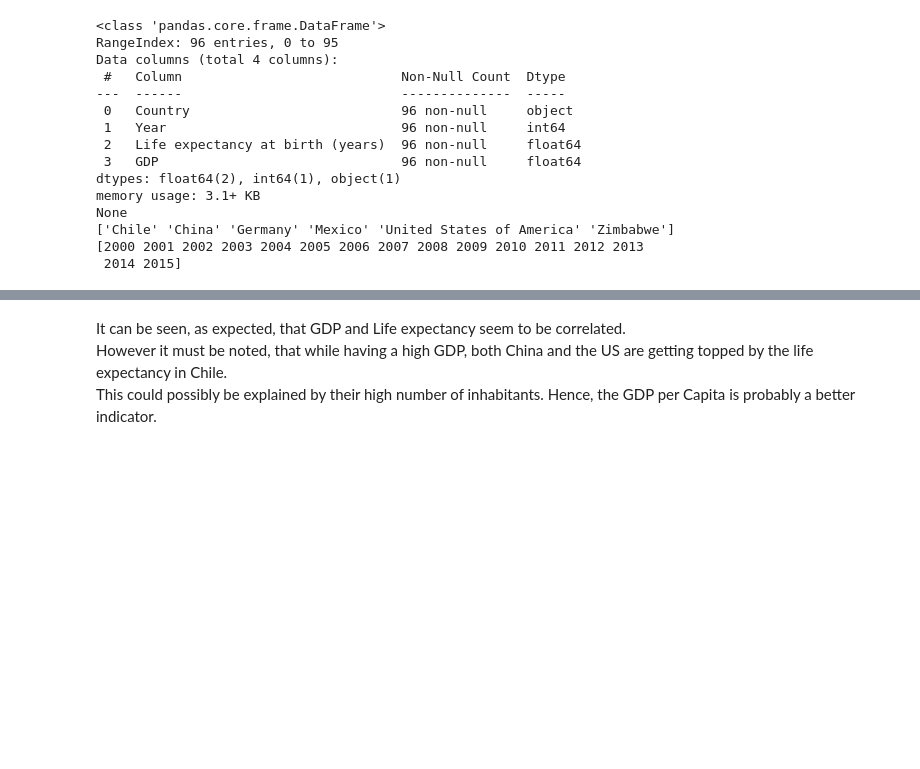
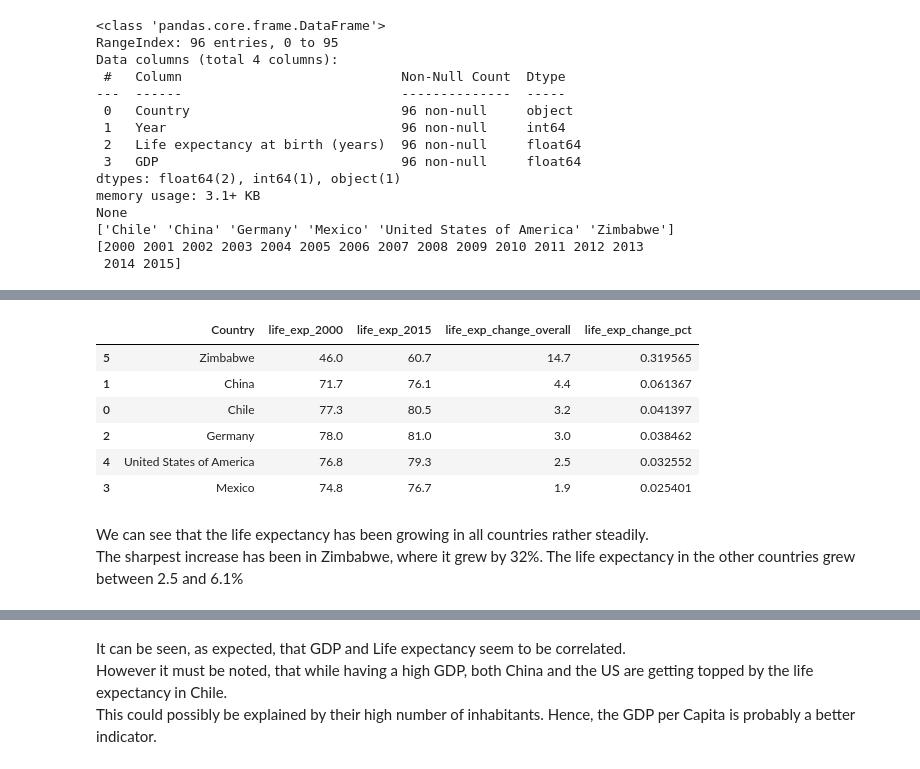
Before and after one commit to Alyoshi/Life-Expectancy-and-GDP-Starter, a Jupyter notebook: life_expectancy_gdp.ipynb, the cells around one changed output, grey strips where cells are left out. Cells and saved outputs as stored; diff of their text form; code cells hidden in the pictures; blank space fills up the shorter version.

```diff
--- a/life_expectancy_gdp.ipynb
+++ b/life_expectancy_gdp.ipynb
@@ -57,0 +67,20 @@ For now, no further cleaning is needed
+# %%
+country_list = list(country_data['Country'].unique())
+country_life_exp_change = pd.DataFrame({'Country': country_list})
+country_life_exp_change['life_exp_2000'] = country_life_exp_change['Country'].apply(lambda x: country_data.query(f'Country == "{x}" and Year == 2000')['Life expectancy at birth (years)'].values[0])
+country_life_exp_change['life_exp_2015'] = country_life_exp_change['Country'].apply(lambda x: country_data.query(f'Country == "{x}" and Year == 2015')['Life expectancy at birth (years)'].values[0])
+country_life_exp_change['life_exp_change_overall'] = country_life_exp_change['life_exp_2015'] - country_life_exp_change['life_exp_2000']
+country_life_exp_change['life_exp_change_pct'] = country_life_exp_change['life_exp_2015'] / country_life_exp_change['life_exp_2000'] - 1
+display(country_life_exp_change.sort_values('life_exp_change_pct', ascending=False))
+# %% [output]
+|  | Country | life_exp_2000 | life_exp_2015 | life_exp_change_overall | life_exp_change_pct |
+| 5 | Zimbabwe | 46.0 | 60.7 | 14.7 | 0.319565 |
+| 1 | China | 71.7 | 76.1 | 4.4 | 0.061367 |
+| 0 | Chile | 77.3 | 80.5 | 3.2 | 0.041397 |
+| 2 | Germany | 78.0 | 81.0 | 3.0 | 0.038462 |
+| 4 | United States of America | 76.8 | 79.3 | 2.5 | 0.032552 |
+| 3 | Mexico | 74.8 | 76.7 | 1.9 | 0.025401 |
+# %% [markdown]
+We can see that the life expectancy has been growing in all countries rather steadily.\
+The sharpest increase has been in Zimbabwe, where it grew by 32%.
+The life expectancy in the other countries grew between 2.5 and 6.1%
```
Also changed, not shown: parts of 12 cells of this notebook.
